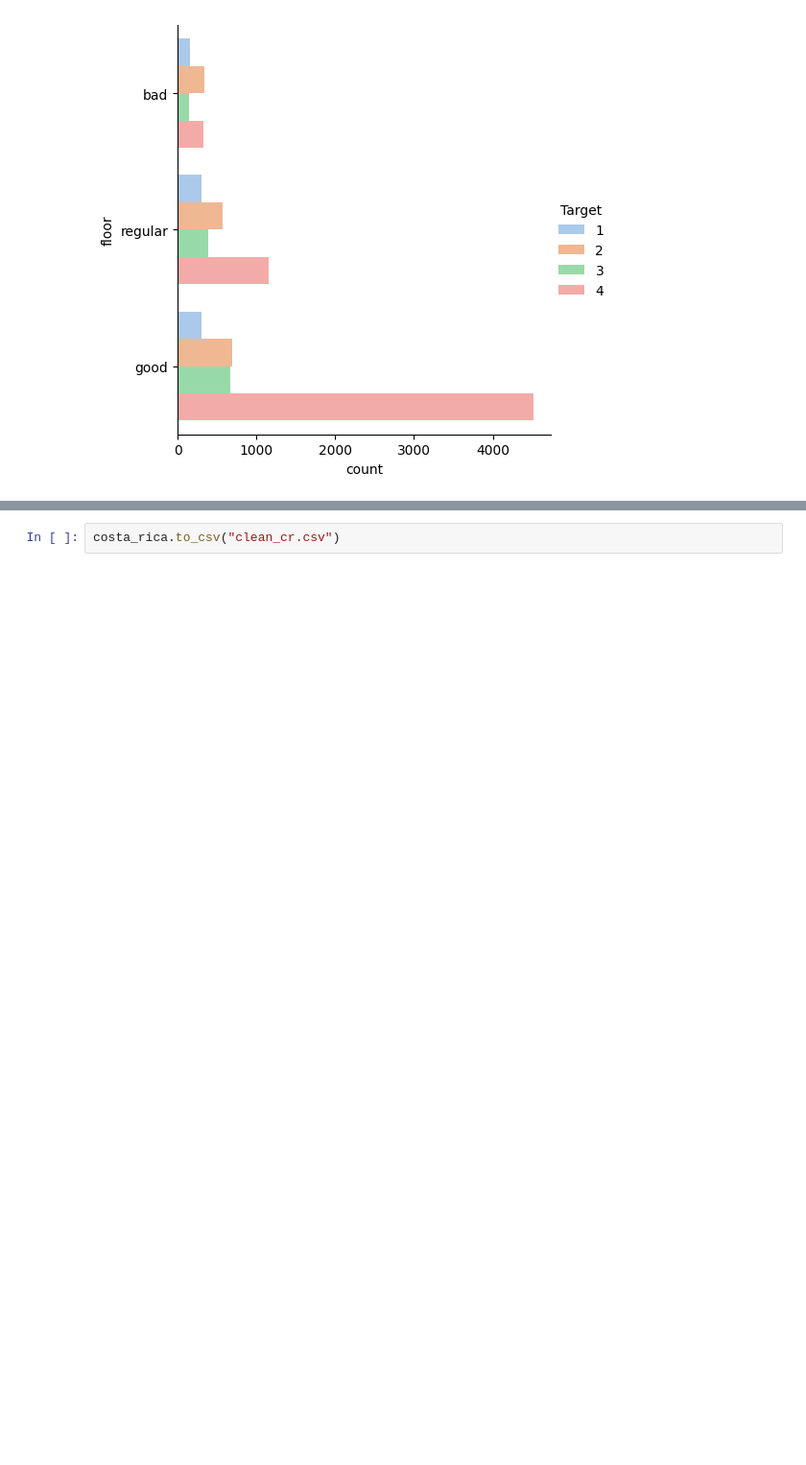
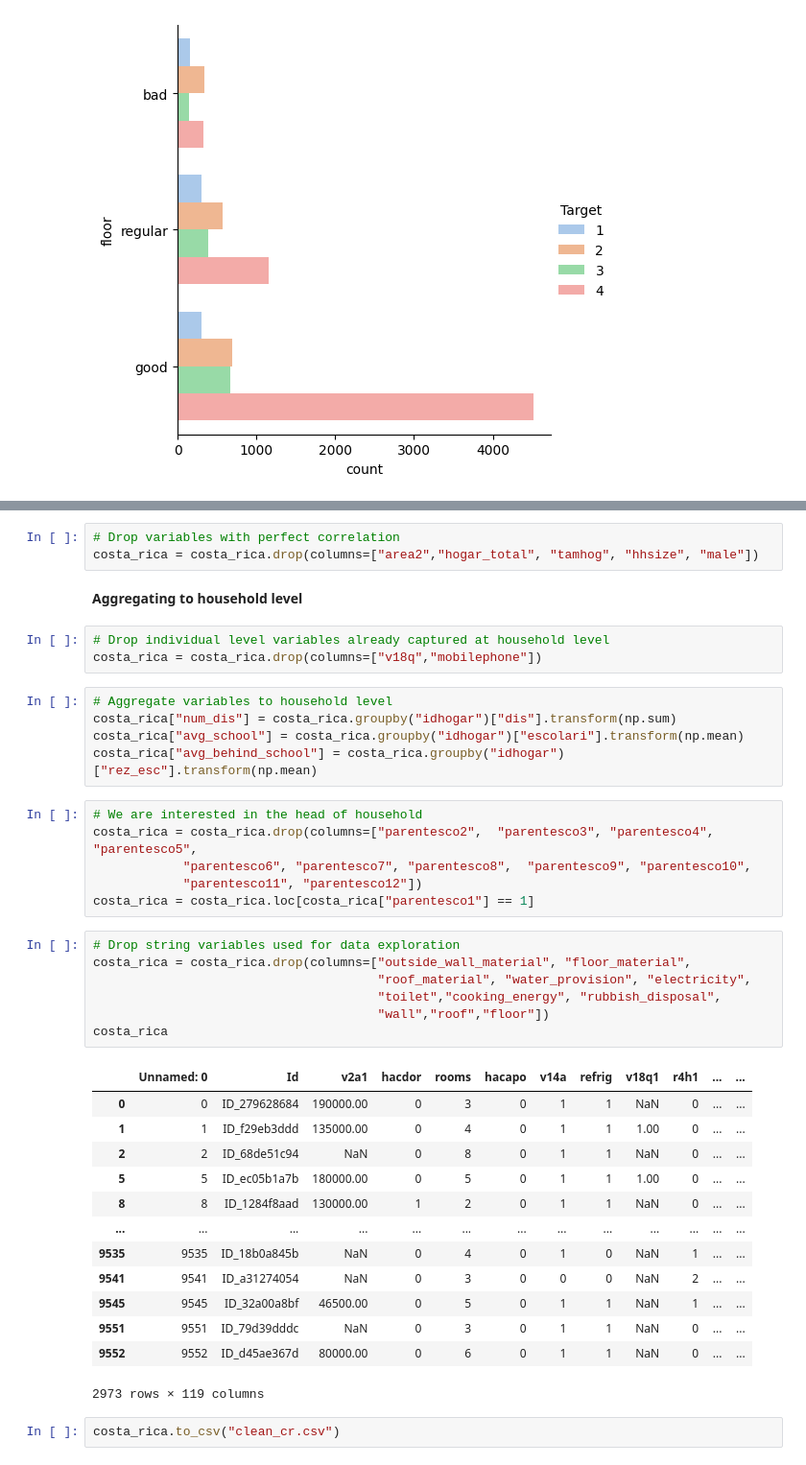
Before and after one commit to notkarenyi/ml-project, a Jupyter notebook: tori-work/clean.ipynb, the cells around one changed output, grey strips where cells are left out. Shown at 96% size. Drawn from its saved outputs; the diff is of its cells as text; blank space fills up the shorter version.

Commit message:
final cleaned data at hh level

```diff
--- a/tori-work/clean.ipynb
+++ b/tori-work/clean.ipynb
@@ -418,2 +472,42 @@ sns.catplot(data=costa_rica, y="floor", hue="Target", kind="count", palette="pas
+# %%
+# Drop variables with perfect correlation
+costa_rica = costa_rica.drop(columns=["area2","hogar_total", "tamhog", "hhsize", "male"])
+# %% [markdown]
+**Aggregating to household level**
+# %%
+# Drop individual level variables already captured at household level
+costa_rica = costa_rica.drop(columns=["v18q","mobilephone"])
+# %%
+# Aggregate variables to household level
+costa_rica["num_dis"] = costa_rica.groupby("idhogar")["dis"].transform(np.sum)
+costa_rica["avg_school"] = costa_rica.groupby("idhogar")["escolari"].transform(np.mean)
+costa_rica["avg_behind_school"] = costa_rica.groupby("idhogar")["rez_esc"].transform(np.mean)
+# %%
+# We are interested in the head of household
+costa_rica = costa_rica.drop(columns=["parentesco2",  "parentesco3", "parentesco4", "parentesco5",
+            "parentesco6", "parentesco7", "parentesco8",  "parentesco9", "parentesco10",
+            "parentesco11", "parentesco12"])
+costa_rica = costa_rica.loc[costa_rica["parentesco1"] == 1]
+# %%
+# Drop string variables used for data exploration
+costa_rica = costa_rica.drop(columns=["outside_wall_material", "floor_material",
+                                      "roof_material", "water_provision", "electricity",
+                                      "toilet","cooking_energy", "rubbish_disposal",
+                                      "wall","roof","floor"])
+costa_rica
+# %% [output]
+|  | Unnamed: 0 | Id | v2a1 | hacdor | rooms | hacapo | v14a | refrig | v18q1 | r4h1 | ... | ... |
+| 0 | 0 | ID_279628684 | 190000.00 | 0 | 3 | 0 | 1 | 1 | NaN | 0 | ... | ... |
+| 1 | 1 | ID_f29eb3ddd | 135000.00 | 0 | 4 | 0 | 1 | 1 | 1.00 | 0 | ... | ... |
+| 2 | 2 | ID_68de51c94 | NaN | 0 | 8 | 0 | 1 | 1 | NaN | 0 | ... | ... |
+| 5 | 5 | ID_ec05b1a7b | 180000.00 | 0 | 5 | 0 | 1 | 1 | 1.00 | 0 | ... | ... |
+| 8 | 8 | ID_1284f8aad | 130000.00 | 1 | 2 | 0 | 1 | 1 | NaN | 0 | ... | ... |
+| ... | ... | ... | ... | ... | ... | ... | ... | ... | ... | ... | ... | ... |
+| 9535 | 9535 | ID_18b0a845b | NaN | 0 | 4 | 0 | 1 | 0 | NaN | 1 | ... | ... |
+| 9541 | 9541 | ID_a31274054 | NaN | 0 | 3 | 0 | 0 | 0 | NaN | 2 | ... | ... |
+| 9545 | 9545 | ID_32a00a8bf | 46500.00 | 0 | 5 | 0 | 1 | 1 | NaN | 1 | ... | ... |
+| 9551 | 9551 | ID_79d39dddc | NaN | 0 | 3 | 0 | 1 | 1 | NaN | 0 | ... | ... |
+| 9552 | 9552 | ID_d45ae367d | 80000.00 | 0 | 6 | 0 | 1 | 1 | NaN | 0 | ... | ... |
+2973 rows × 119 columns
 # %%
 costa_rica.to_csv("clean_cr.csv")
```
Also changed, not shown: parts of 3 cells of this notebook, 1 other file.
